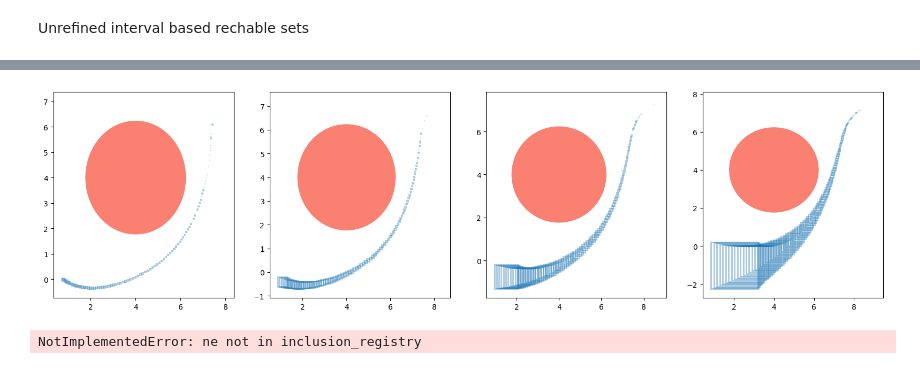
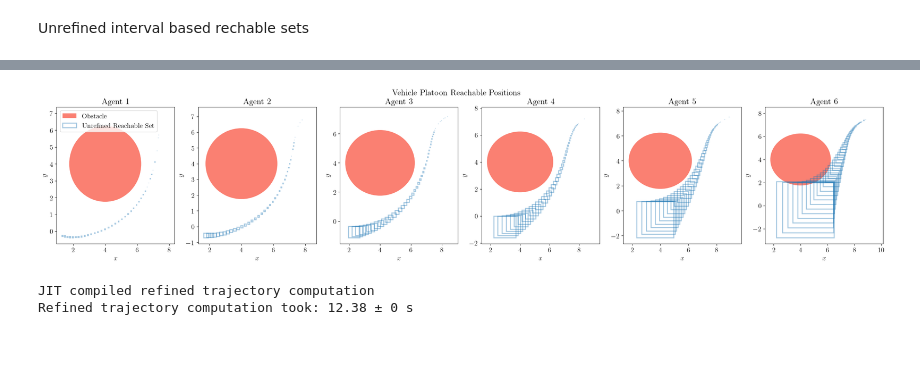
Before and after one commit to gtfactslab/immrax, a Jupyter notebook: examples/auxillary_vars/platoon.ipynb, the cells around one changed output, grey strips where cells are left out. Saved outputs shown, nothing was run; the diff lists cells and outputs as text; code cells hidden in the pictures.

Commit message:
feat: working platoon refinement

```diff
--- a/examples/auxillary_vars/platoon.ipynb
+++ b/examples/auxillary_vars/platoon.ipynb
@@ -23,14 +25,17 @@ dtdu = 10  # Number of integration time steps per control discretization
 x0 = onp.array([8, 7, -onp.sqrt(3), -1])
 
 # Platoon parameters
-num_agents = 4
+num_agents = 6
 displacement = 0.2 * jnp.array([jnp.sqrt(3), 1, 0, 0])
 x0_platoon = x0
 for i in range(1, num_agents):
     x0_platoon = jnp.concatenate((x0_platoon, x0 + i * displacement))
 
 
-# Disturbance parameters
+# Obstacle / disturbance parameters
+obstacle_center = (4, 4)
+obstacle_radius = 2.25
+obstacle_padding = 1.3
 w_nom = jnp.zeros(2 * num_agents)
 w_bounds = irx.icentpert(jnp.zeros(2 * num_agents), 1e-2 * jnp.ones(2 * num_agents))
 # %%
@@ -40,7 +45,6 @@ class VehicleControl:
         self.u_step = u_step
         self.euler_steps = euler_steps
         self.ulim = 5
-        self.constraint_padding = 1.33
 
         x = MX.sym("x", 4, 1)  # [px, py, vx, vy]
         u = MX.sym("u", 2, 1)  # [ax, ay]
@@ -92,8 +96,9 @@ class VehicleControl:
 
             # Obstacle constraints
             self.opti.subject_to(
-                (self.xx[0, n] - 4) ** 2 + (self.xx[1, n] - 4) ** 2
-                >= (2.25 * self.constraint_padding) ** 2 - self.slack[0, n]
+                (self.xx[0, n] - obstacle_center[0]) ** 2
+                + (self.xx[1, n] - obstacle_center[1]) ** 2
+                >= (obstacle_radius * obstacle_padding) ** 2 - self.slack[0, n]
             )
             # self.opti.subject_to(
             #     (self.xx[0, n] + 4) ** 2 + (self.xx[1, n] - 4) ** 2
@@ -232,7 +237,9 @@ traj = platoon.compute_trajectory(
 fig = plt.figure(figsize=(6, 6))
 ax = plt.gca()
 
-circle = patches.Circle((4, 4), 2.25 - 1e-2, facecolor="salmon", label="Obstacle")
+circle = patches.Circle(
+    obstacle_center, obstacle_radius, facecolor="salmon", label="Obstacle"
+)
 ax.add_patch(circle)  # Obstacle
 
 # ax.plot(xs[:, 0], xs[:, 1], color="black", label="Nominal Trajectory")  # MPC trajectory
@@ -248,37 +288,38 @@ Unrefined interval based rechable sets
 # %%
-def disturbance_int(t: float, x: Float[Array, "4*num_agents"]) -> irx.Interval:
-    return w_bounds
+plt.rcParams.update({"text.usetex": True, "font.family": "CMU Serif", "font.size": 14})
+plot_frequency = 10
 
-
-x0_platoon_int = irx.i2ut(irx.interval(x0_platoon))
-platoon_int_unrefined = irx.natemb(platoon)
-traj_int_unrefined = platoon_int_unrefined.compute_trajectory(
-    t0, tf, x0_platoon_int, (mpc_inputs, disturbance_int), solver="euler", dt=du / dtdu
-)
-
-
-plot_frequency = 5
 traj_int_unrefined.tfinite = jnp.where(
     jnp.isfinite(traj_int_unrefined._ys).all(axis=1),
     jnp.ones_like(traj_int_unrefined.tfinite, dtype=bool),
     jnp.zeros_like(traj_int_unrefined.tfinite, dtype=bool),
 )  # Plot only until trajectory overflows
 traj_int_unrefined.tfinite = (
     jnp.zeros_like(traj_int_unrefined.tfinite, dtype=bool)
     .at[::plot_frequency]
     .set(traj_int_unrefined.tfinite[::plot_frequency])
 )  # Don't plot interval at every timestep
 
 fig, ax = plt.subplots(1, num_agents, figsize=(5 * num_agents, 5))
+fig.suptitle("Vehicle Platoon Reachable Positions")
 ax = ax.flatten()
 
 for i in range(num_agents):
     plt.sca(ax[i])
-    circle = patches.Circle((4, 4), 2.25 - 1e-2, facecolor="salmon", label="Obstacle")
-    plt.gca().add_patch(circle)
-    draw_trajectory_2d(traj_int_unrefined, vars=(4 * i, 4 * i + 1))
+    circle = patches.Circle(
+        obstacle_center, obstacle_radius, facecolor="salmon", label="Obstacle"
+    )
+    ax[i].add_patch(circle)
+    draw_trajectory_2d(
+        traj_int_unrefined, vars=(4 * i, 4 * i + 1), label="Unrefined Reachable Set"
+    )
+    ax[i].set_title(f"Agent {i + 1}")
+    ax[i].set_xlabel("$x$")
+    ax[i].set_ylabel("$y$")
+    if i == 0:
+        ax[i].legend()
 # %% [output]
-[figure, old version]
+[figure, new version]
 # %%
 from immrax.embedding import AuxVarEmbedding
 
@@ -296,7 +337,21 @@ x0_platoon_lifted = irx.i2ut(irx.interval(H @ x0_platoon))
 
 
 platoon_int_aux = AuxVarEmbedding(platoon, H)
+
 traj_int_aux = platoon_int_aux.compute_trajectory(
+    t0,
+    du / dtdu,
+    x0_platoon_lifted,
+    (mpc_inputs, disturbance_int),
+    solver="euler",
+    dt=du / dtdu,
+)
+print("JIT compiled refined trajectory computation")
+
+
+traj_int_aux, times = run_times(
+    1,
+    platoon_int_aux.compute_trajectory,
     t0,
     tf,
     x0_platoon_lifted,
@@ -304,6 +359,8 @@ traj_int_aux = platoon_int_aux.compute_trajectory(
     solver="euler",
     dt=du / dtdu,
 )
+print(f"Refined trajectory computation took: {times.mean():.4g} ± {times.std():.4g} s")
 old_traj_int_aux = traj_int_aux
 # %% [output]
-NotImplementedError: ne not in inclusion_registry
+JIT compiled refined trajectory computation
+Refined trajectory computation took: 12.38 ± 0 s
```
Also changed, not shown: parts of 5 cells of this notebook, 1 other file.
